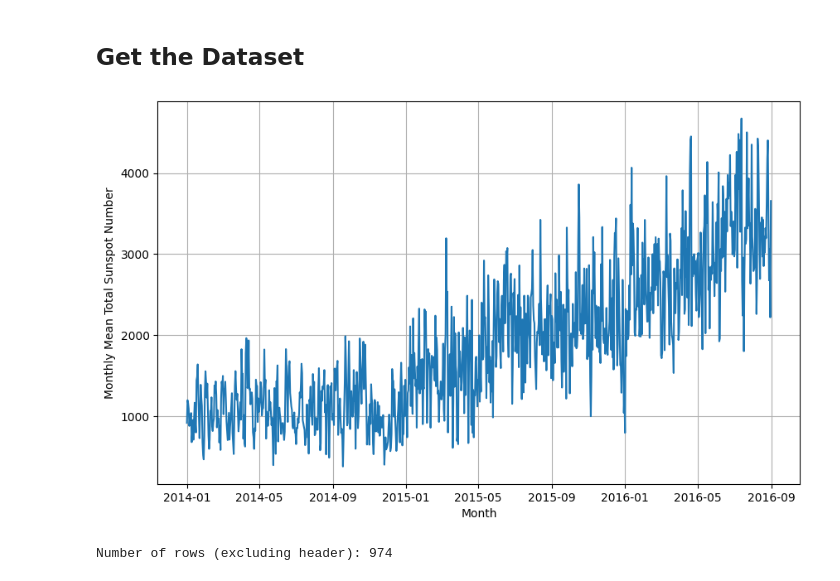
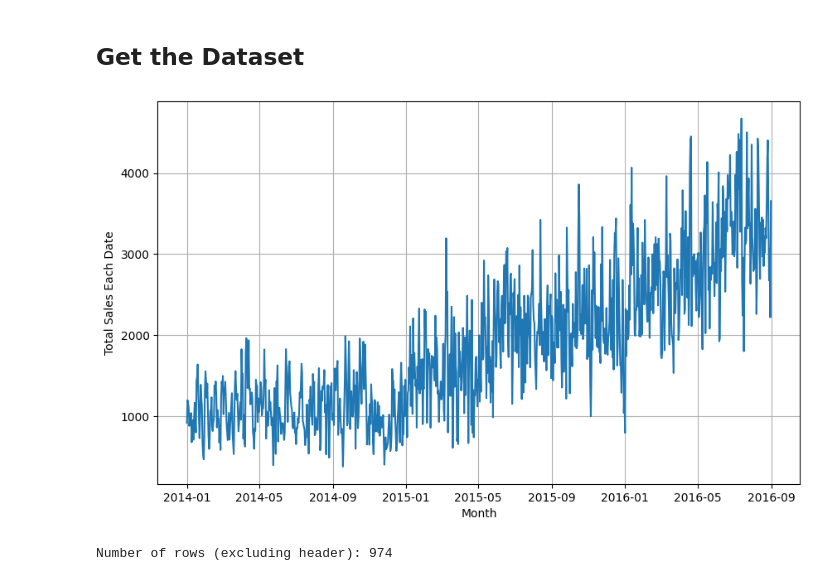
Before and after one commit to FinTrack-BangkitCapstone2024/MachineLearning, a Jupyter notebook: ModelBuilding/model_sales_data.ipynb, the cells around one changed output. Drawn from its saved outputs; the diff is of its cells as text; code cells hidden in the pictures.

```diff
--- a/ModelBuilding/model_sales_data.ipynb
+++ b/ModelBuilding/model_sales_data.ipynb
@@ -124,31 +72,31 @@ def plot_series(x, y, format="-", start=0, end=None, title=None, xlabel=None, yl
 # %%
 # Initialize lists
 dates = []
-sunspots = []
+sales = []
 
 # Open CSV file
 with open('../Dataset/sales_data_processed.csv') as csvfile:
 
   # Initialize reader
   reader = csv.reader(csvfile, delimiter=',')
 
   # Skip the first line
   next(reader)
 
-  # Append row and sunspot number to lists
+  # Append row and sales number to lists
   for row in reader:
       # Parse date and append
       dates.append(datetime.strptime(row[0], '%Y-%m-%d'))
-      sunspots.append(float(row[1]))
+      sales.append(float(row[1]))
 
 # Convert lists to numpy arrays
 time = np.array(dates)
-series = np.array(sunspots)
+series = np.array(sales)
 
 # Preview the data
-plot_series(time, series, xlabel='Month', ylabel='Monthly Mean Total Sunspot Number')
+plot_series(time, series, xlabel='Month', ylabel='Total Sales Each Date')
 # %% [output]
-[figure, old version]
+[figure, new version]
 # %%
 # Define the split time
 ROW_COUNT = len(series)
```
Also changed, not shown: parts of 10 cells of this notebook.
